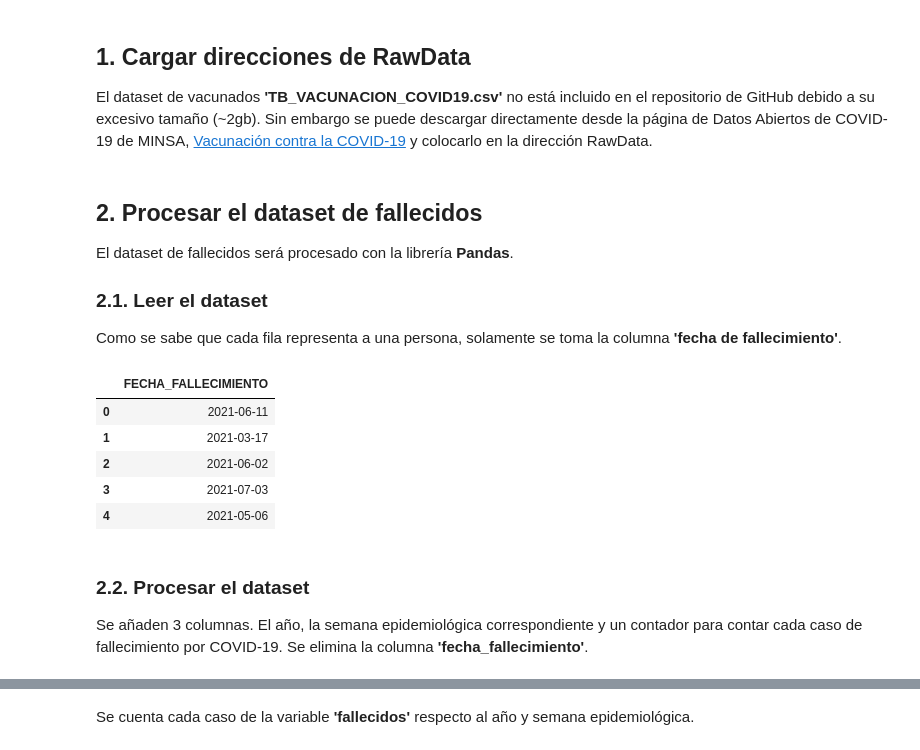
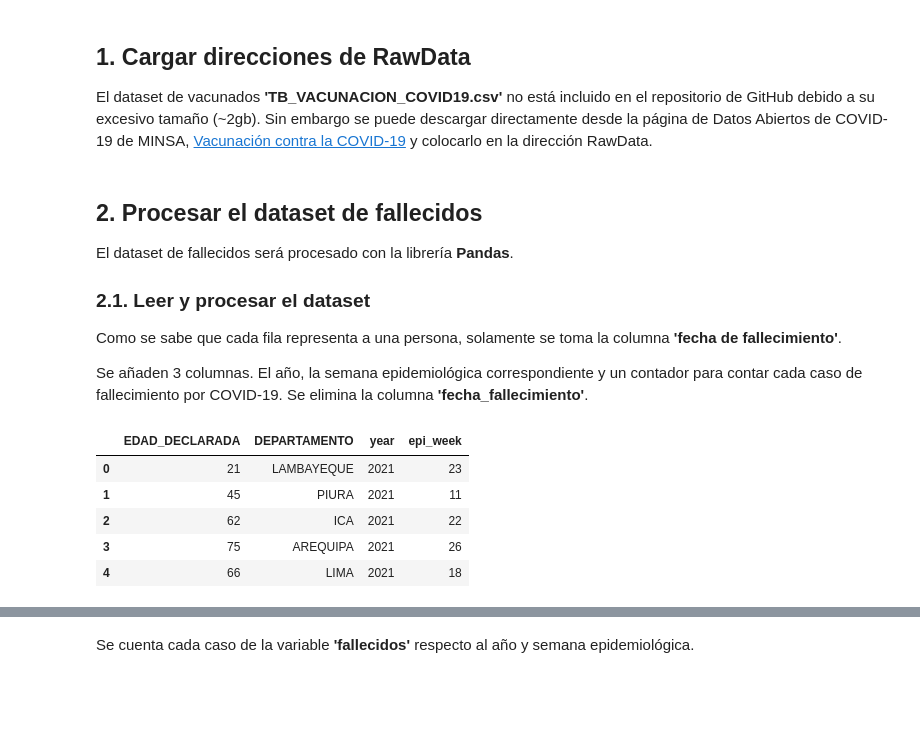
Before and after one commit to xxotto/covid19-Peru, a Jupyter notebook: DataFiltering_1.ipynb, the cells around one changed output, grey strips where cells are left out. Cells and saved outputs as stored; diff of their text form; code cells hidden in the pictures; blank space fills up the shorter version.

```diff
--- a/DataFiltering_1.ipynb
+++ b/DataFiltering_1.ipynb
@@ -25,27 +28,34 @@ fal_url = 'RawData/fallecidos_covid.csv'
 
 El dataset de fallecidos será procesado con la librería **Pandas**.
 
-### 2.1. Leer el dataset
+### 2.1. Leer y procesar el dataset
 
 Como se sabe que cada fila representa a una persona, solamente se toma la columna **'fecha de fallecimiento'**.
+
+Se añaden 3 columnas. El año, la semana epidemiológica correspondiente y un contador para contar cada caso de fallecimiento por COVID-19. Se elimina la columna **'fecha_fallecimiento'**.
 # %%
 # Leer solamente la columna fecha de fallecimiento
-fal_col = ['FECHA_FALLECIMIENTO']
-df_fal = pd.read_csv(fal_url, sep = ';', usecols = fal_col, dtype = {'FECHA_FALLECIMIENTO':'int32'})
+fal_col = ['FECHA_FALLECIMIENTO', 'DEPARTAMENTO', 'EDAD_DECLARADA']
+df_fal = pd.read_csv(fal_url, sep = ';', usecols = fal_col, dtype = {'FECHA_FALLECIMIENTO':'int32',
+                                                                     'EDAD_DECLARADA': 'int8'})
 del fal_col
 
 # Transformar a formato fecha
 df_fal.loc[:,'FECHA_FALLECIMIENTO'] = pd.to_datetime(df_fal['FECHA_FALLECIMIENTO'], format = '%Y%m%d')
 
+# Agregamos el año y semana epidemilógica de cada fallecido
+fn.date_to_epiweek(df_fal,'FECHA_FALLECIMIENTO')
+
+df_fal = df_fal.astype({'year': 'int16', 'epi_week': 'int8'})
+
+del df_fal['FECHA_FALLECIMIENTO']
 df_fal.head()
+
+df_fal.head()
 # %% [output]
-|  | FECHA_FALLECIMIENTO |
-| 0 | 2021-06-11 |
-| 1 | 2021-03-17 |
-| 2 | 2021-06-02 |
-| 3 | 2021-07-03 |
-| 4 | 2021-05-06 |
+|  | EDAD_DECLARADA | DEPARTAMENTO | year | epi_week |
+| 0 | 21 | LAMBAYEQUE | 2021 | 23 |
+| 1 | 45 | PIURA | 2021 | 11 |
+| 2 | 62 | ICA | 2021 | 22 |
+| 3 | 75 | AREQUIPA | 2021 | 26 |
+| 4 | 66 | LIMA | 2021 | 18 |
-# %% [markdown]
-### 2.2. Procesar el dataset
-
-Se añaden 3 columnas. El año, la semana epidemiológica correspondiente y un contador para contar cada caso de fallecimiento por COVID-19. Se elimina la columna **'fecha_fallecimiento'**.
```
Also changed, not shown: parts of 35 cells of this notebook, 9 other files.
